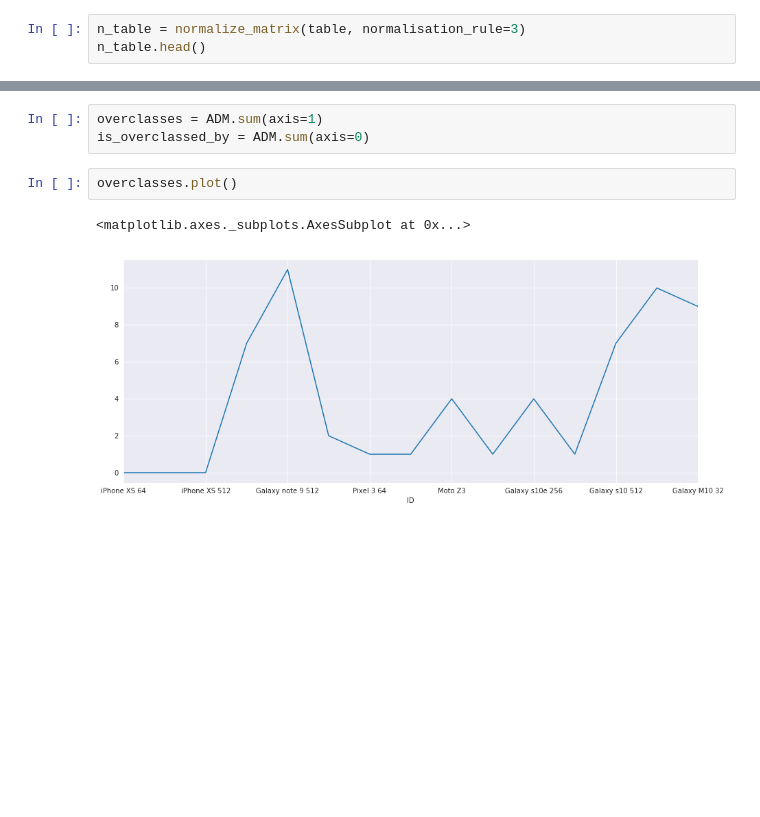
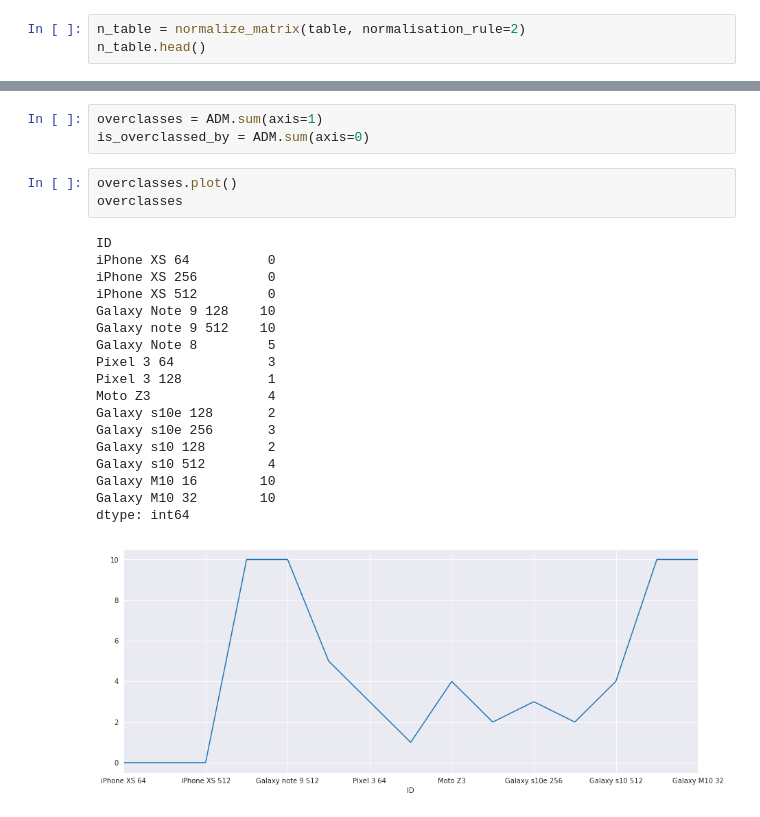
Before and after one commit to gmagannaDevelop/Electre, a Jupyter notebook: ELECTRE.ipynb, the cells around one changed output, grey strips where cells are left out. Cells and saved outputs as stored; diff of their text form; blank space fills up the shorter version.

```diff
--- a/ELECTRE.ipynb
+++ b/ELECTRE.ipynb
@@ -266,7 +266,7 @@ For the normalisation part, there are many possible rules. The following options
 # %% [markdown]
 ### Choose the normalisation rule
 # %%
-n_table = normalize_matrix(table, normalisation_rule=3)
+n_table = normalize_matrix(table, normalisation_rule=2)
 n_table.head()
 # %% [output]
 |  | Price (CAD) | Processor Speed (GHz) | Capacity (GB) | Rear camera resolution (MP) | Battery capacity (mAh) |
@@ -385,8 +385,25 @@ overclasses = ADM.sum(axis=1)
 is_overclassed_by = ADM.sum(axis=0)
 # %%
 overclasses.plot()
+overclasses
 # %% [output]
-<matplotlib.axes._subplots.AxesSubplot at 0x...>
+ID
+iPhone XS 64          0
+iPhone XS 256         0
+iPhone XS 512         0
+Galaxy Note 9 128    10
+Galaxy note 9 512    10
+Galaxy Note 8         5
+Pixel 3 64            3
+Pixel 3 128           1
+Moto Z3               4
+Galaxy s10e 128       2
+Galaxy s10e 256       3
+Galaxy s10 128        2
+Galaxy s10 512        4
+Galaxy M10 16        10
+Galaxy M10 32        10
+dtype: int64
-[figure, old version]
+[figure, new version]
 # %%
 is_overclassed_by.plot()
```
Also changed, not shown: parts of 7 cells of this notebook, 1 other file.
